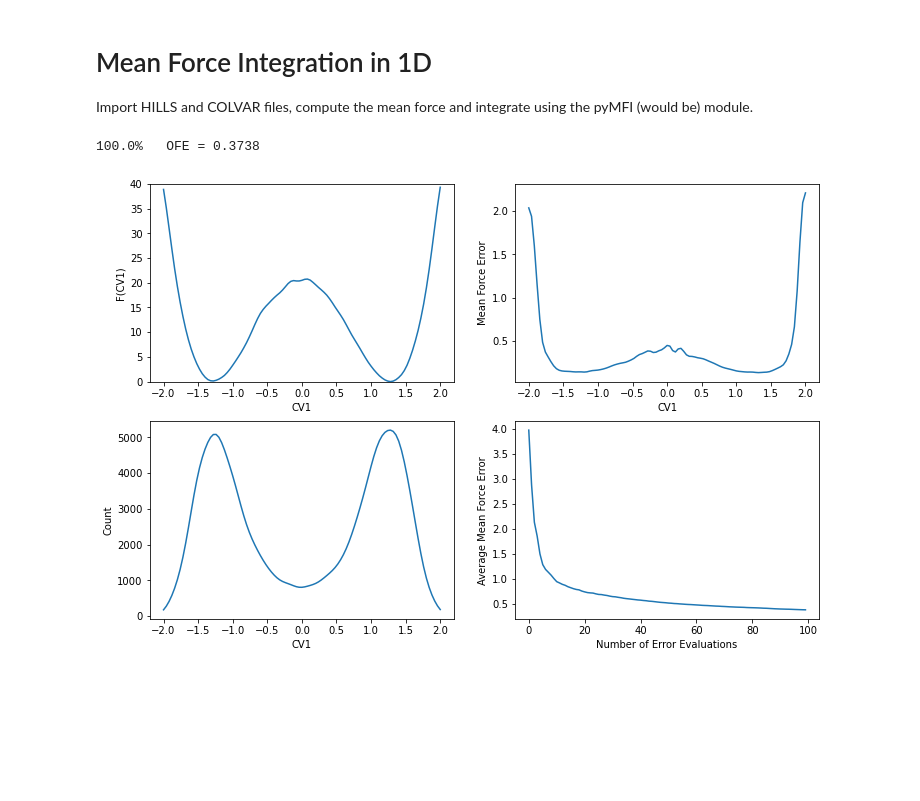
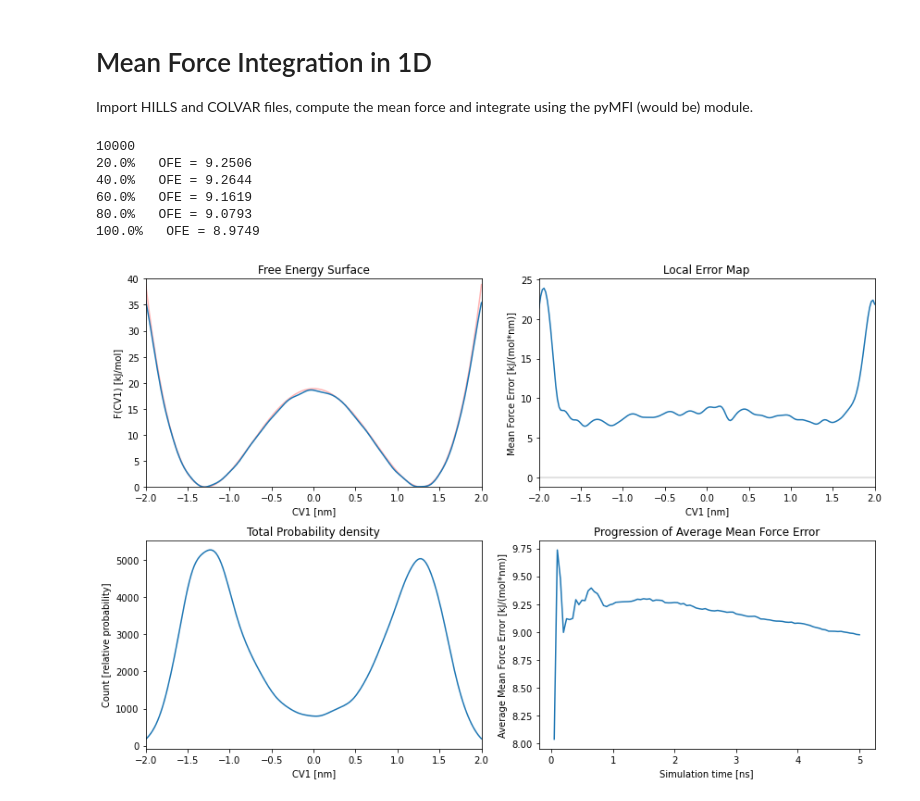
Before and after one commit to mme-ucl/MFI, a Jupyter notebook: MFI_1D_notebook.ipynb, the cells around one changed output. Cells and saved outputs as stored; diff of their text form; code cells hidden in the pictures; blank space fills up the shorter version.

Commit message:
changes to periodic conditions and 1D read_hills function.

```diff
--- a/MFI_1D_notebook.ipynb
+++ b/MFI_1D_notebook.ipynb
@@ -5,27 +5,36 @@ Import HILLS and COLVAR files, compute the mean force and integrate using the py
 # %%
 import numpy as np
 import matplotlib.pyplot as plt
 from pyMFI import MFI1D
 import os
 os.chdir("/home/antoniu/Desktop/MFI_git/MFI_master/MFI/1D_double_well")
 
+
+
 #Read the HILLS file
 HILLS=MFI1D.load_HILLS(hills_name="HILLS")
+
+print(len(HILLS))
 
 #Read the Colvar File
 position = MFI1D.load_position(position_name="position")
 
 #Compute the time-independent mean force
-[X, Ftot_den, Ftot, ofe_map, ofe_history] = MFI1D.MFI_1D(HILLS = HILLS, position = position, bw = 0.1, kT = 1, log_pace = 1, error_pace = 100, min_grid=-2.0, max_grid=2.0, WellTempered=0)
+[X, Ftot_den, Ftot, ofv, ofe, ofv_history, ofe_history, time_history, intermediate_fes_list, intermediate_time_list] = MFI1D.MFI_1D(HILLS = HILLS, position = position, bw = 0.1, kT = 1, log_pace = 5, error_pace = 100, min_grid=-2.0, max_grid=2.0, WellTempered=1, intermediate_fes_number=100)
+
 
 # Integrate Ftot, obtain FES
 FES = MFI1D.intg_1D(X,Ftot)
-
 # Plot Recap
-MFI1D.plot_recap(X, FES, Ftot_den, ofe_map, ofe_history,lim=40)
+MFI1D.plot_recap(X, FES, Ftot_den, ofe, ofe_history, time_history, FES_lim=40, ofe_lim = 15, error_log_scale=0)
 # %% [output]
-100.0%   OFE = 0.3738
+10000
+20.0%   OFE = 9.2506
+40.0%   OFE = 9.2644
+60.0%   OFE = 9.1619
+80.0%   OFE = 9.0793
+100.0%   OFE = 8.9749
-[figure, old version]
+[figure, new version]
 # %%
 # plt.plot(X, Ftot)
 
```
Also changed, not shown: parts of 4 cells of this notebook, 6 other files.
